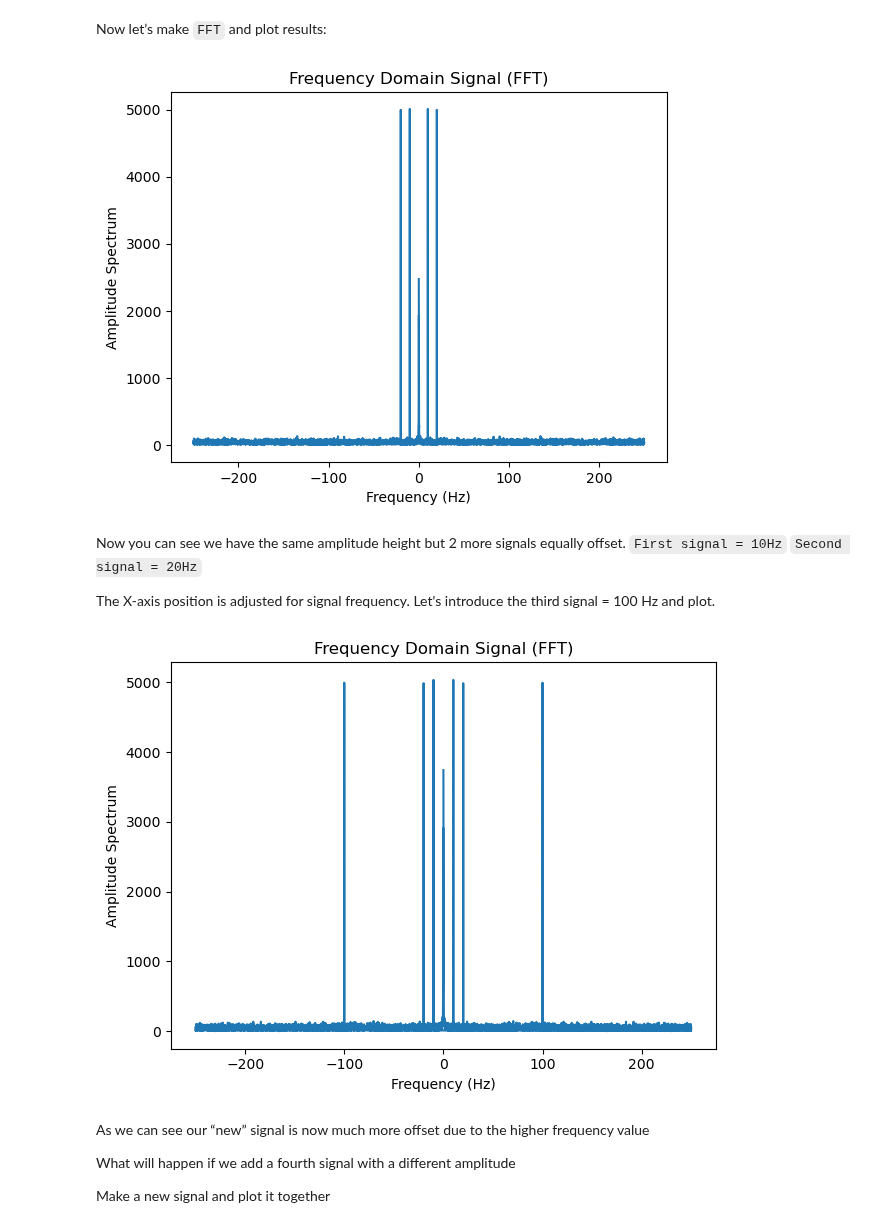
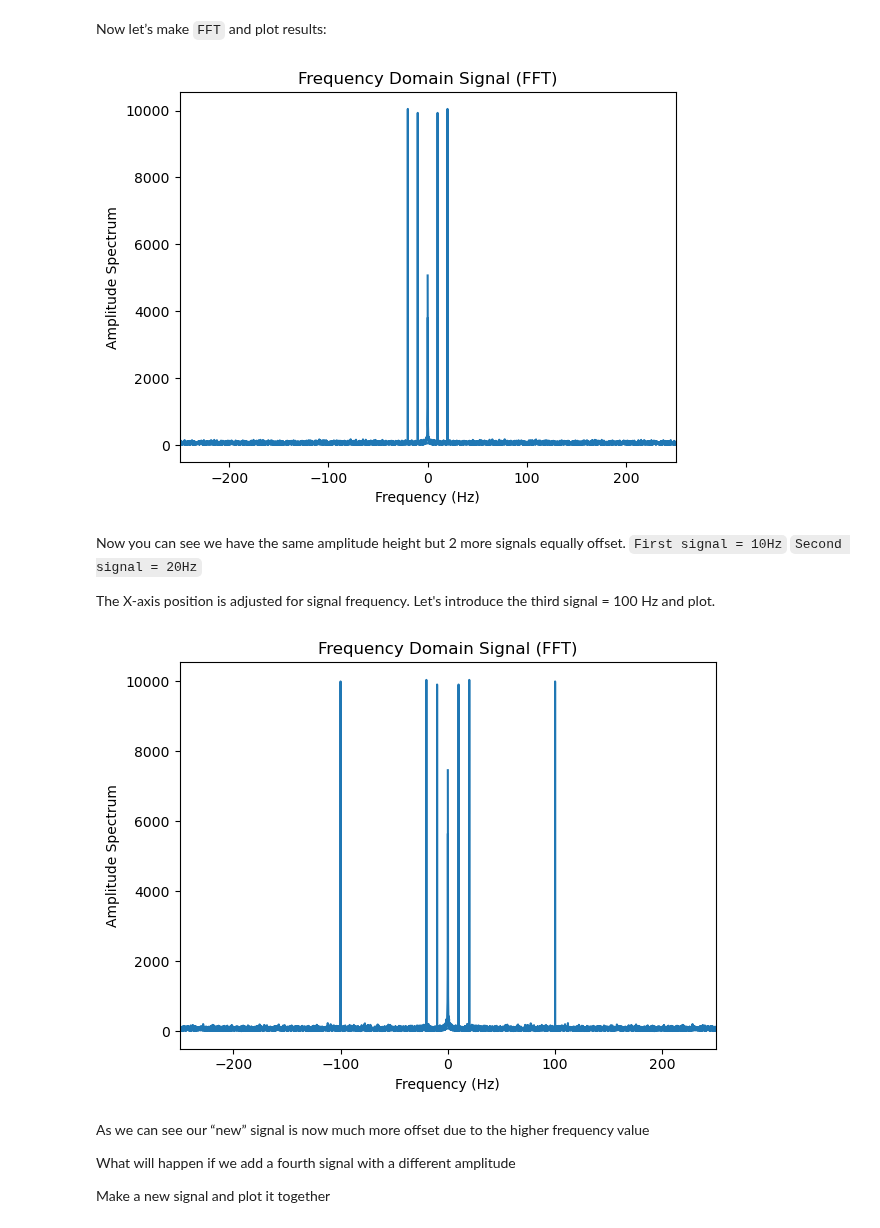
Before and after one commit to johnwslee/Data_Science_Libraries, a Jupyter notebook: Predictive_Maintenance/3_Medium_Wave_Data_Feature_Engineering_(Part_2).ipynb, the cells around one changed output. Saved outputs shown, nothing was run; the diff lists cells and outputs as text; code cells hidden in the pictures.

```diff
--- a/Predictive_Maintenance/3_Medium_Wave_Data_Feature_Engineering_(Part_2).ipynb
+++ b/Predictive_Maintenance/3_Medium_Wave_Data_Feature_Engineering_(Part_2).ipynb
@@ -38,7 +38,7 @@ def generate_vibration_signal(
 # %%
 # Parameters
 duration = 20  # seconds
-sampling_rate = 500  # Hz  (Needs to be higher than frequency to certain degree)
+sampling_rate = 1000  # Hz  (Needs to be higher than frequency to certain degree)
 frequency = 5  # Hz (vibration frequency)
 amplitude = 1.0  # Min Max range
 noise_level = 0.3  # Noise factor to increase reality
@@ -173,9 +174,10 @@ plt.plot(frequencies, np.abs(fft_result))
 plt.title("Frequency Domain Signal (FFT)")
 plt.xlabel("Frequency (Hz)")
 plt.ylabel("Amplitude Spectrum")
+plt.xlim(-250, 250)
 plt.show()
 # %% [output]
-[figure, old version]
+[figure, new version]
 # %% [markdown]
 Now you can see we have the same amplitude height but 2 more signals equally offset. `First signal = 10Hz` `Second signal = 20Hz`
 
@@ -197,13 +199,14 @@ frequencies = np.fft.fftfreq(len(fft_result), 1 / sampling_rate)
 # %%
 plt.plot(frequencies, np.abs(fft_result))
 plt.title("Frequency Domain Signal (FFT)")
 plt.xlabel("Frequency (Hz)")
 plt.ylabel("Amplitude Spectrum")
+plt.xlim(-250, 250)
 
 plt.tight_layout()
 plt.show()
 # %% [output]
-[figure, old version]
+[figure, new version]
 # %% [markdown]
 As we can see our “new” signal is now much more offset due to the higher frequency value
 
```
Also changed, not shown: parts of 37 cells of this notebook.
